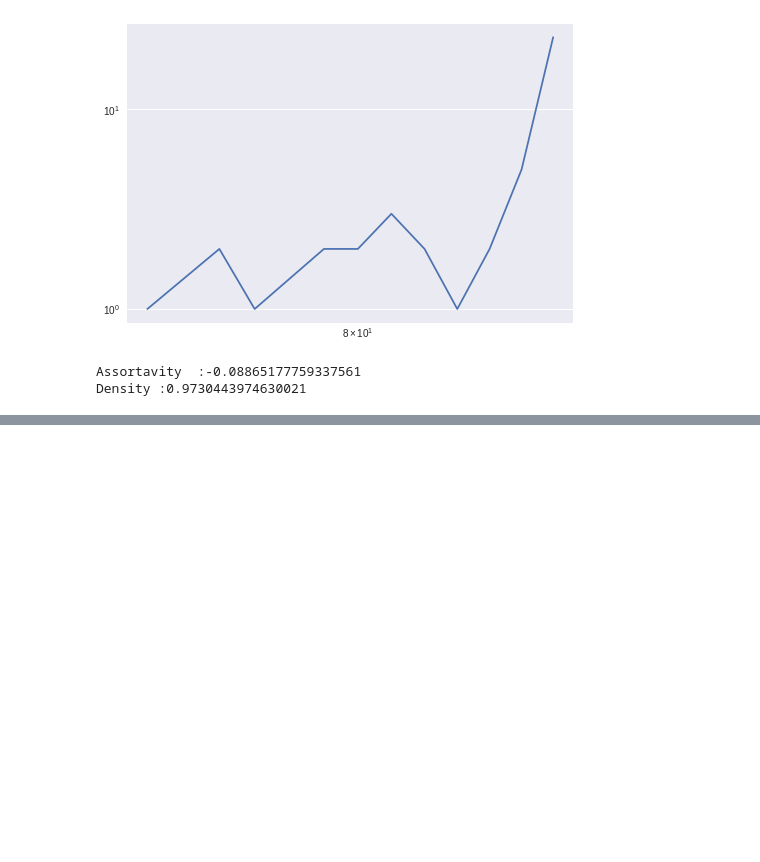
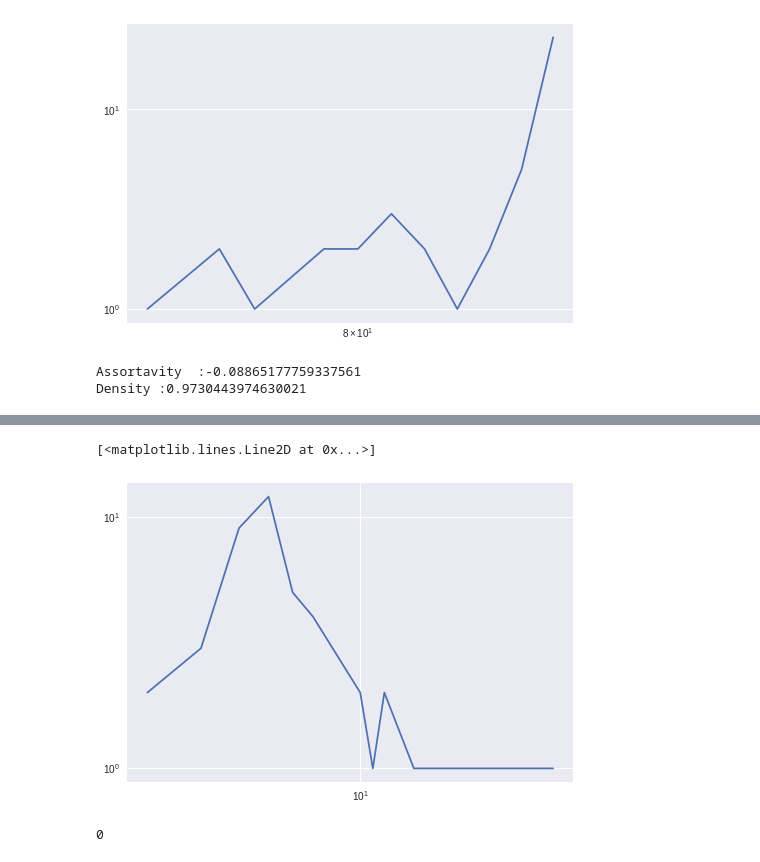
Before and after one commit to evijit/Finance_Graph_Theory, a Jupyter notebook: GrowthModels.ipynb, the cells around one changed output, grey strips where cells are left out. Saved outputs shown, nothing was run; the diff lists cells and outputs as text; code cells hidden in the pictures; blank space fills up the shorter version.

```diff
--- a/GrowthModels.ipynb
+++ b/GrowthModels.ipynb
@@ -136,0 +332,9 @@ Density :0.9730443974630021
+# %%
+plt.loglog(deg1,cnt1)
+# %% [output]
+[<matplotlib.lines.Line2D at 0x...>]
+[figure, added]
+# %%
+print(len(list(nx.isolates(G2))))
+# %% [output]
+0
```
Also changed, not shown: parts of 9 cells of this notebook.
